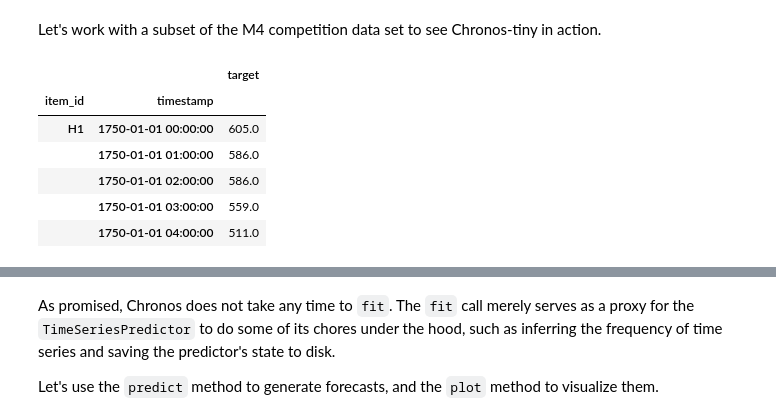
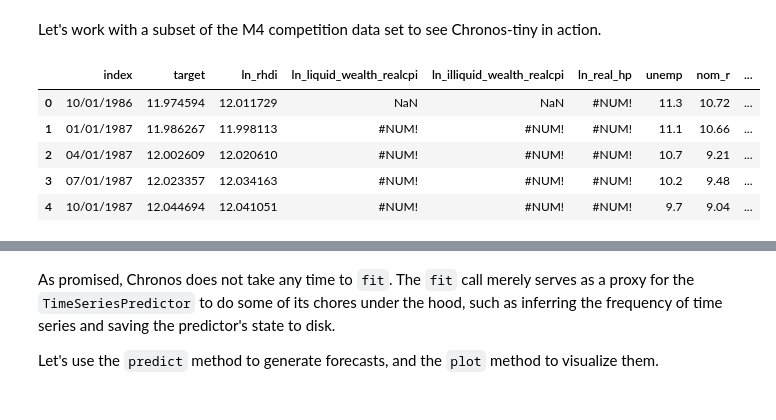
Before and after one commit to machinelearnear/sample-notebooks-causal-inference-ts-forecasting, a Jupyter notebook: notebooks-ts-forecasting/forecasting_chronos.ipynb, the cells around one changed output, grey strips where cells are left out. Drawn from its saved outputs; the diff is of its cells as text; code cells hidden in the pictures.

```diff
--- a/notebooks-ts-forecasting/forecasting_chronos.ipynb
+++ b/notebooks-ts-forecasting/forecasting_chronos.ipynb
@@ -38,16 +32,3 @@ Note that the model sizes `small` and higher require a GPU to run. However, mode
 # %% [markdown]
 
 Let's work with a subset of the M4 competition data set to see Chronos-tiny in action.
-# %%
-data = TimeSeriesDataFrame(
-    "https://autogluon.s3.amazonaws.com/datasets/timeseries/m4_hourly_tiny/train.csv"
-)
-data.head()
-# %% [output]
-|  |  | target |
-| item_id | timestamp |  |
-| H1 | 1750-01-01 00:00:00 | 605.0 |
-|  | 1750-01-01 01:00:00 | 586.0 |
-|  | 1750-01-01 02:00:00 | 586.0 |
-|  | 1750-01-01 03:00:00 | 559.0 |
-|  | 1750-01-01 04:00:00 | 511.0 |
@@ -53,0 +42,9 @@ data.head()
+# %%
+df.head()
+# %% [output]
+|  | index | target | ln_rhdi | ln_liquid_wealth_realcpi | ln_illiquid_wealth_realcpi | ln_real_hp | unemp | nom_r | ... |
+| 0 | 10/01/1986 | 11.974594 | 12.011729 | NaN | NaN | #NUM! | 11.3 | 10.72 | ... |
+| 1 | 01/01/1987 | 11.986267 | 11.998113 | #NUM! | #NUM! | #NUM! | 11.1 | 10.66 | ... |
+| 2 | 04/01/1987 | 12.002609 | 12.020610 | #NUM! | #NUM! | #NUM! | 10.7 | 9.21 | ... |
+| 3 | 07/01/1987 | 12.023357 | 12.034163 | #NUM! | #NUM! | #NUM! | 10.2 | 9.48 | ... |
+| 4 | 10/01/1987 | 12.044694 | 12.041051 | #NUM! | #NUM! | #NUM! | 9.7 | 9.04 | ... |
```
Also changed, not shown: parts of 9 cells of this notebook, 1 other file.
